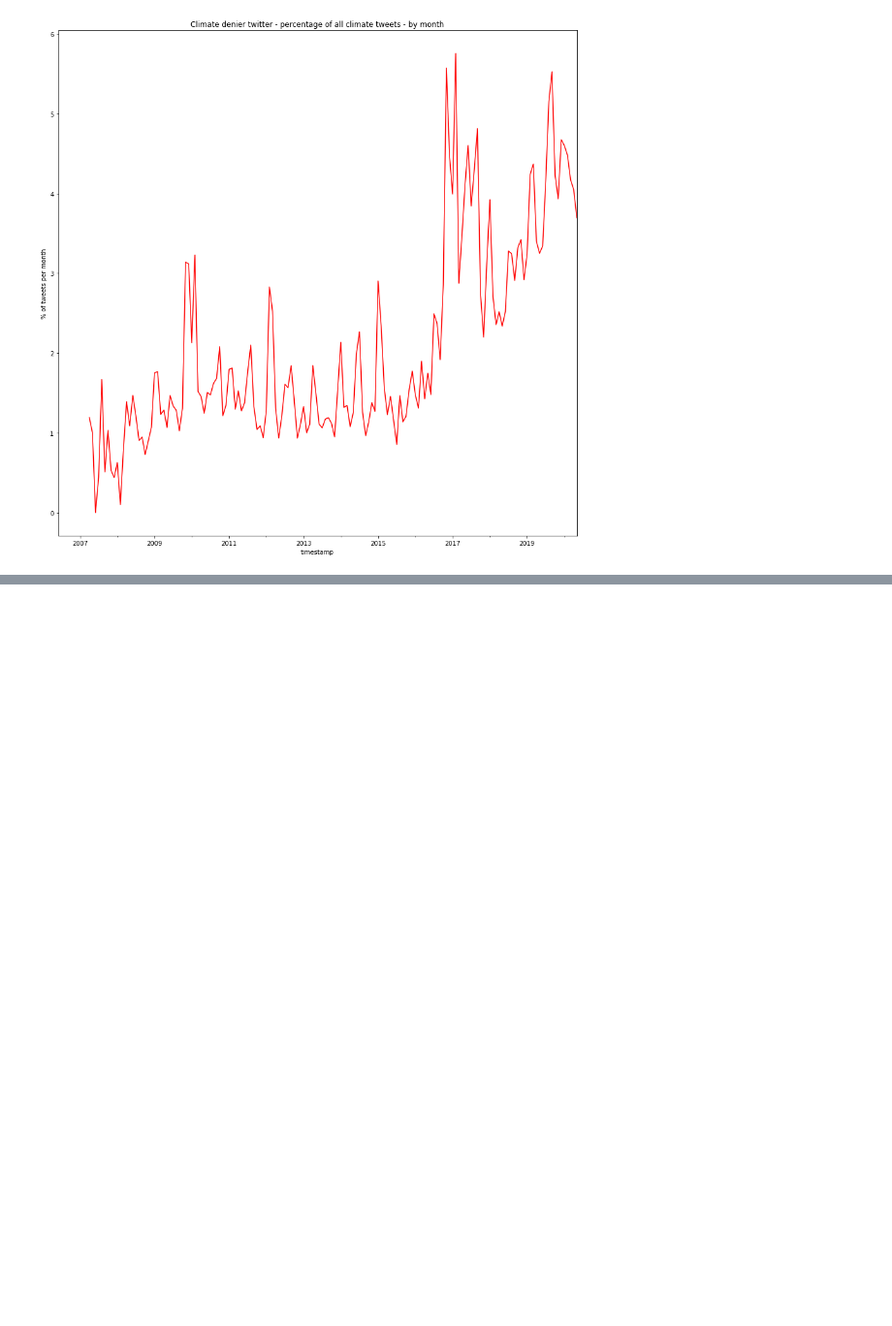
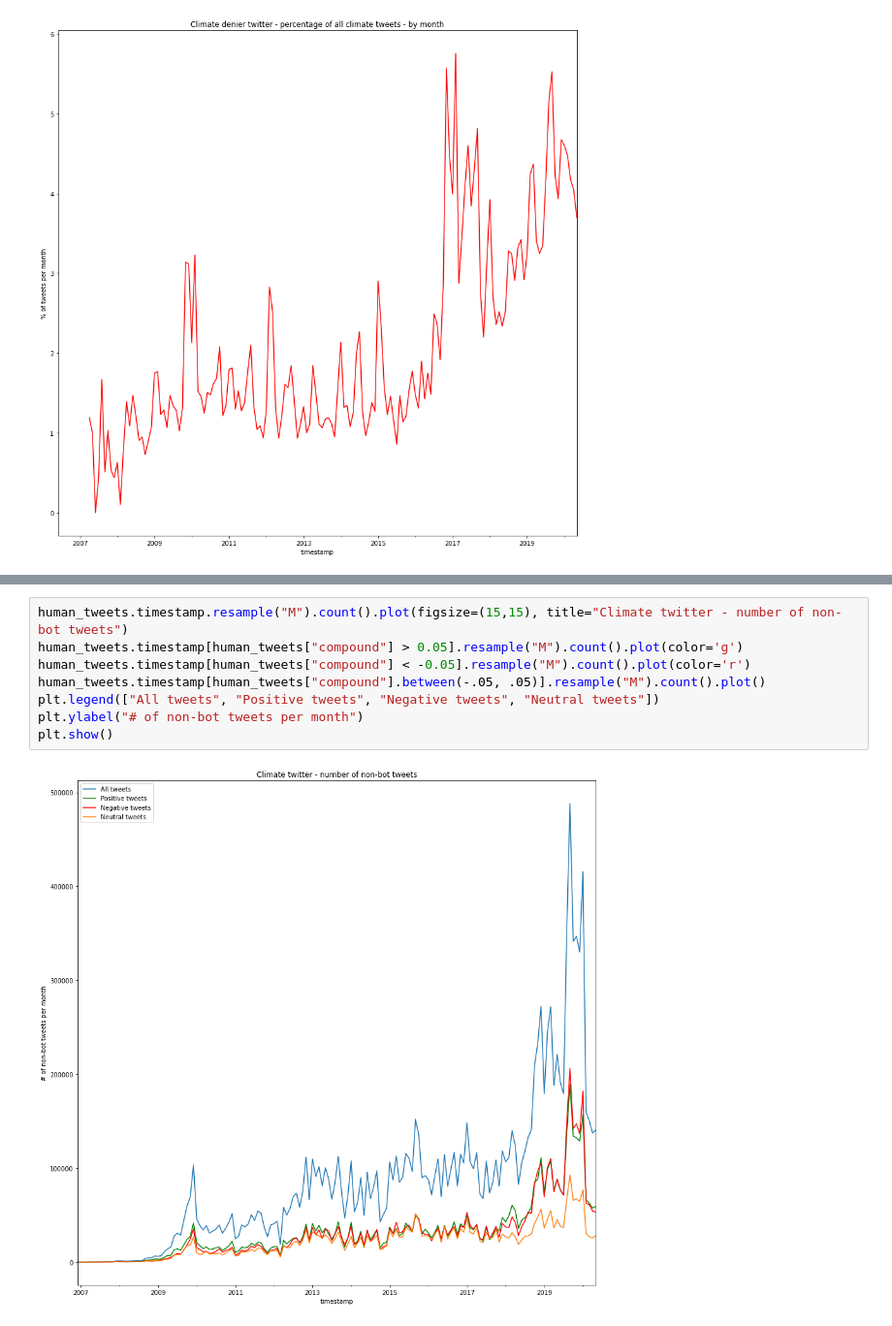
Before and after one commit to UoA-eResearch/twitter_analysis, a Jupyter notebook: global-climate-plot.ipynb, the cells around one changed output, grey strips where cells are left out. Shown at 97% size. Drawn from its saved outputs; the diff is of its cells as text; blank space fills up the shorter version.

```diff
--- a/global-climate-plot.ipynb
+++ b/global-climate-plot.ipynb
@@ -197,0 +279,10 @@ plt.show()
+# %%
+human_tweets.timestamp.resample("M").count().plot(figsize=(15,15), title="Climate twitter - number of non-bot tweets")
+human_tweets.timestamp[human_tweets["compound"] > 0.05].resample("M").count().plot(color='g')
+human_tweets.timestamp[human_tweets["compound"] < -0.05].resample("M").count().plot(color='r')
+human_tweets.timestamp[human_tweets["compound"].between(-.05, .05)].resample("M").count().plot()
+plt.legend(["All tweets", "Positive tweets", "Negative tweets", "Neutral tweets"])
+plt.ylabel("# of non-bot tweets per month")
+plt.show()
+# %% [output]
+[figure, added]
```
Also changed, not shown: parts of 18 cells of this notebook, 3 other files.
